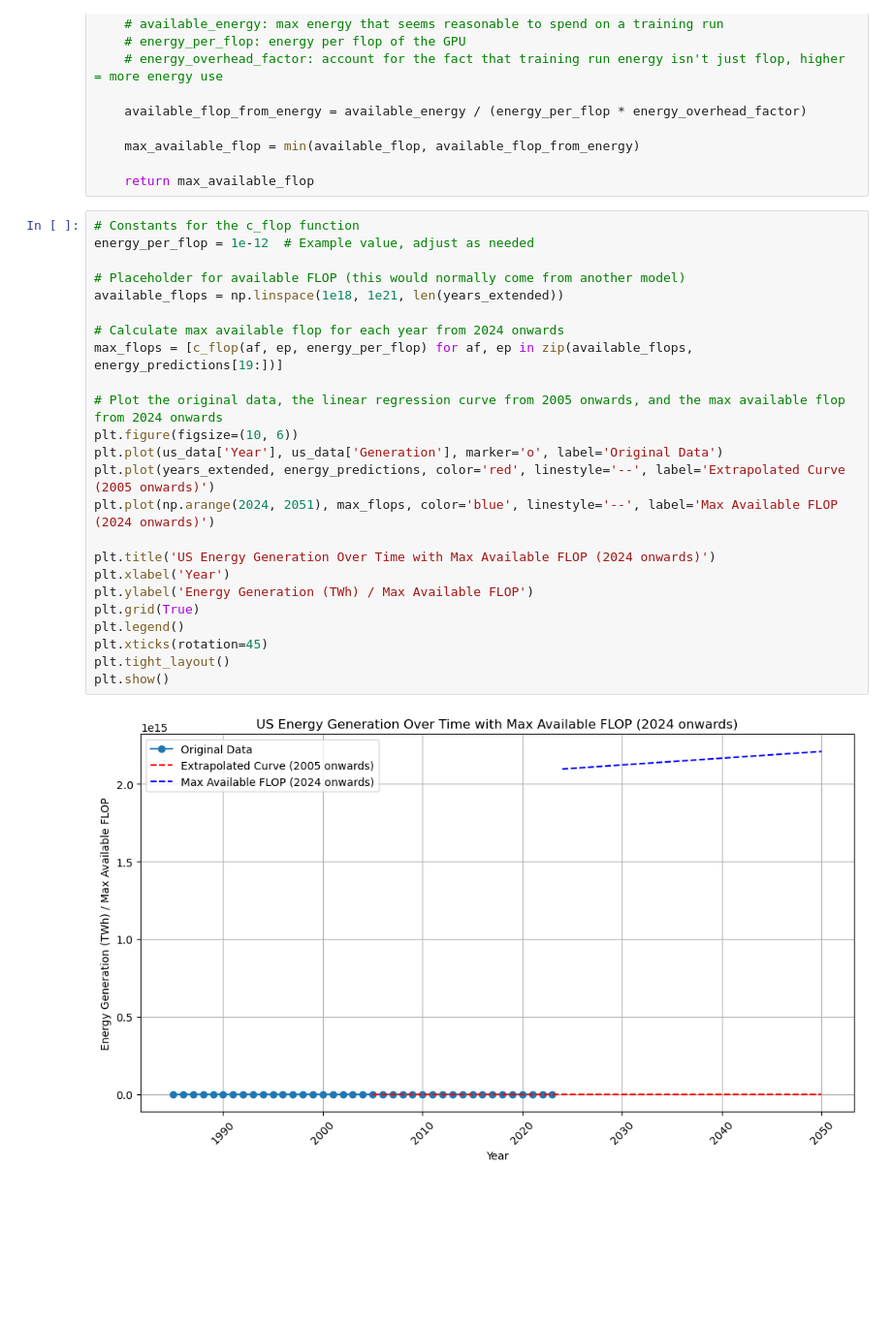
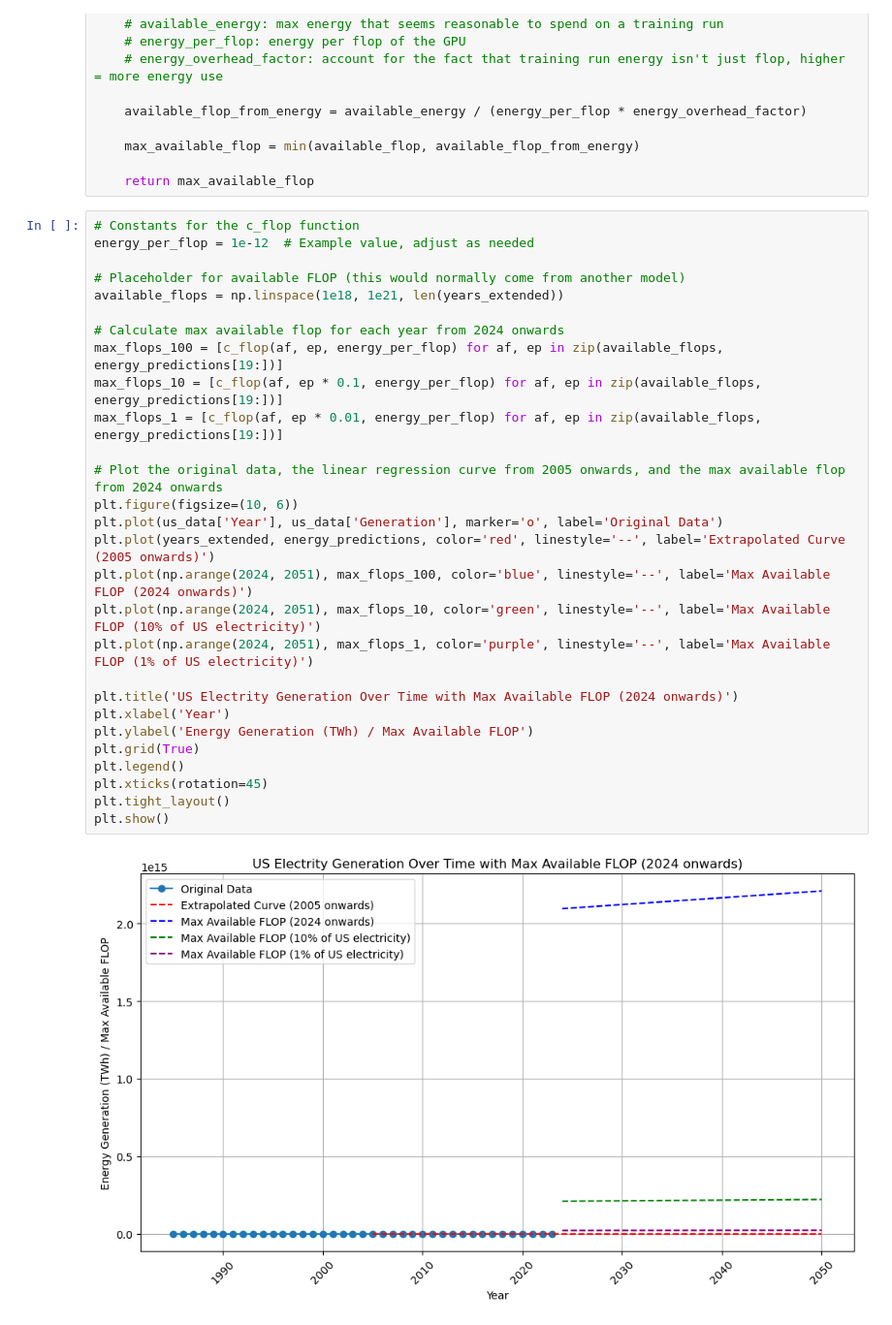
Before and after one commit to Calebp98/timelines, a Jupyter notebook: timelines_model.ipynb, the cells around one changed output. Shown at 97% size. Saved outputs shown, nothing was run; the diff lists cells and outputs as text; blank space fills up the shorter version.

```diff
--- a/timelines_model.ipynb
+++ b/timelines_model.ipynb
@@ -155,26 +155,30 @@ def c_flop(available_flop, available_energy, energy_per_flop, energy_overhead_fa
 # %%
 # Constants for the c_flop function
 energy_per_flop = 1e-12  # Example value, adjust as needed
 
 # Placeholder for available FLOP (this would normally come from another model)
 available_flops = np.linspace(1e18, 1e21, len(years_extended))
 
 # Calculate max available flop for each year from 2024 onwards
-max_flops = [c_flop(af, ep, energy_per_flop) for af, ep in zip(available_flops, energy_predictions[19:])]
+max_flops_100 = [c_flop(af, ep, energy_per_flop) for af, ep in zip(available_flops, energy_predictions[19:])]
+max_flops_10 = [c_flop(af, ep * 0.1, energy_per_flop) for af, ep in zip(available_flops, energy_predictions[19:])]
+max_flops_1 = [c_flop(af, ep * 0.01, energy_per_flop) for af, ep in zip(available_flops, energy_predictions[19:])]
 
 # Plot the original data, the linear regression curve from 2005 onwards, and the max available flop from 2024 onwards
 plt.figure(figsize=(10, 6))
 plt.plot(us_data['Year'], us_data['Generation'], marker='o', label='Original Data')
 plt.plot(years_extended, energy_predictions, color='red', linestyle='--', label='Extrapolated Curve (2005 onwards)')
-plt.plot(np.arange(2024, 2051), max_flops, color='blue', linestyle='--', label='Max Available FLOP (2024 onwards)')
+plt.plot(np.arange(2024, 2051), max_flops_100, color='blue', linestyle='--', label='Max Available FLOP (2024 onwards)')
+plt.plot(np.arange(2024, 2051), max_flops_10, color='green', linestyle='--', label='Max Available FLOP (10% of US electricity)')
+plt.plot(np.arange(2024, 2051), max_flops_1, color='purple', linestyle='--', label='Max Available FLOP (1% of US electricity)')
 
-plt.title('US Energy Generation Over Time with Max Available FLOP (2024 onwards)')
+plt.title('US Electrity Generation Over Time with Max Available FLOP (2024 onwards)')
 plt.xlabel('Year')
 plt.ylabel('Energy Generation (TWh) / Max Available FLOP')
 plt.grid(True)
 plt.legend()
 plt.xticks(rotation=45)
 plt.tight_layout()
 plt.show()
 # %% [output]
-[figure, old version]
+[figure, new version]
```
Also changed, not shown: parts of 3 cells of this notebook.
